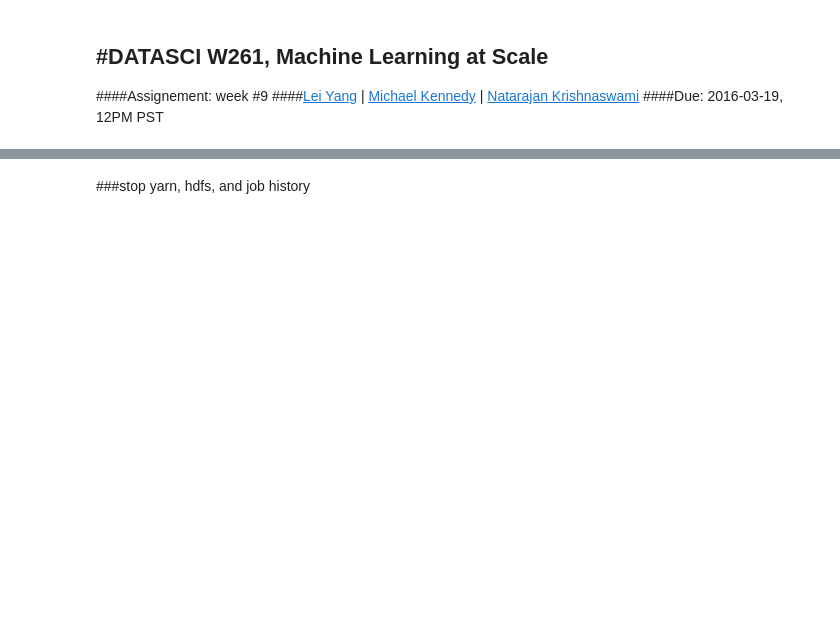
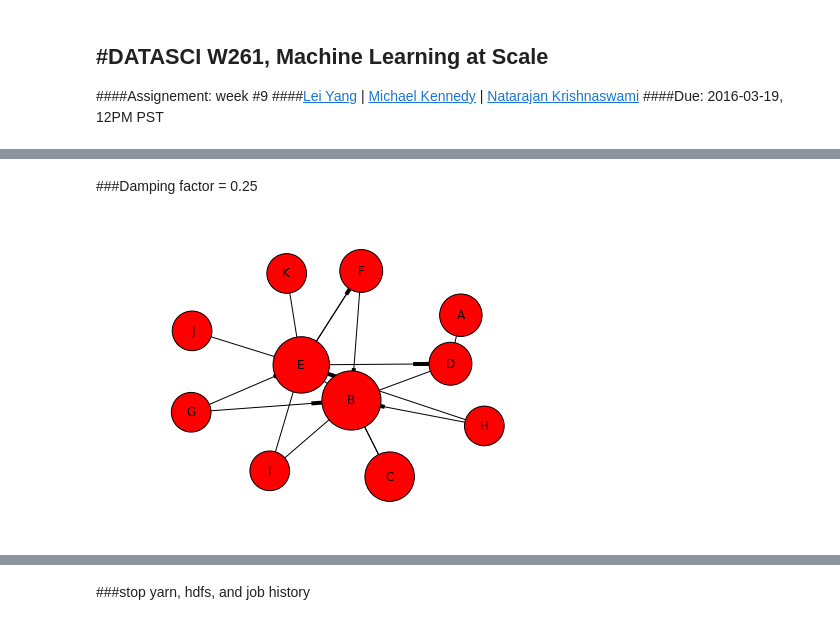
Before and after one commit to leiyang-mids/MIDS, a Jupyter notebook: W261/HW9-Questions/MIDS-W261-2016-HWK-Week09-Yang.ipynb, the cells around one changed output, grey strips where cells are left out. Drawn from its saved outputs; the diff is of its cells as text; code cells hidden in the pictures; blank space fills up the shorter version.

```diff
--- a/W261/HW9-Questions/MIDS-W261-2016-HWK-Week09-Yang.ipynb
+++ b/W261/HW9-Questions/MIDS-W261-2016-HWK-Week09-Yang.ipynb
@@ -1211,0 +666,6 @@ KeyboardInterrupt
+# %% [markdown]
+###Damping factor = 0.25
+# %%
+drawGraph('./data/HW_9_2_1', 3500)
+# %% [output]
+[figure, added]
```
Also changed, not shown: parts of 120 cells of this notebook, 31 other files.
